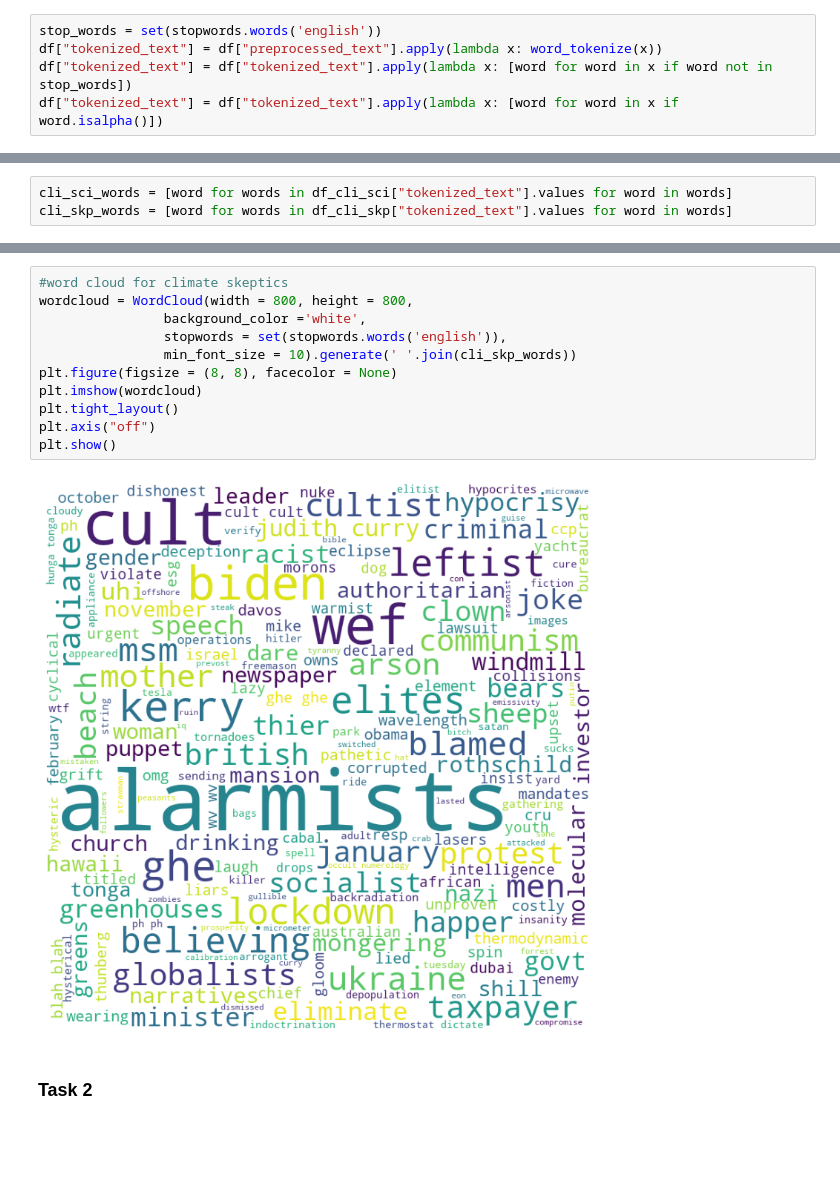
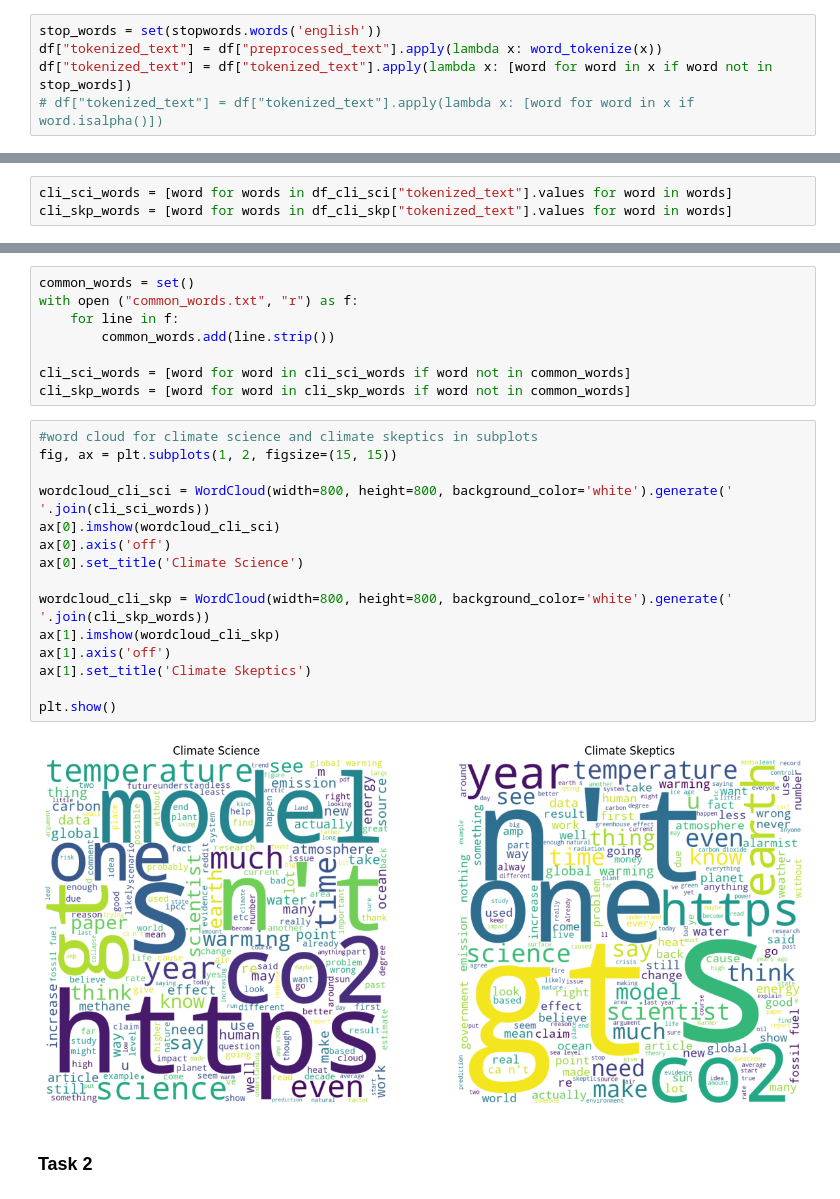
Before and after one commit to J-o-e-M/Social-Media-Mining-Project, a Jupyter notebook: hw2.ipynb, the cells around one changed output, grey strips where cells are left out. Saved outputs shown, nothing was run; the diff lists cells and outputs as text; blank space fills up the shorter version.

```diff
--- a/hw2.ipynb
+++ b/hw2.ipynb
@@ -60,7 +46,7 @@ Name: preprocessed_text, Length: 2027, dtype: object
 stop_words = set(stopwords.words('english'))
 df["tokenized_text"] = df["preprocessed_text"].apply(lambda x: word_tokenize(x))
 df["tokenized_text"] = df["tokenized_text"].apply(lambda x: [word for word in x if word not in stop_words])
-df["tokenized_text"] = df["tokenized_text"].apply(lambda x: [word for word in x if word.isalpha()])
+# df["tokenized_text"] = df["tokenized_text"].apply(lambda x: [word for word in x if word.isalpha()])
 # %%
 #group by subreddit
 grouped = df.groupby('subreddit')
@@ -115,16 +70,28 @@ plt.show()
-# %%
-#word cloud for climate skeptics
-wordcloud = WordCloud(width = 800, height = 800,
-                background_color ='white',
-                stopwords = set(stopwords.words('english')),
-                min_font_size = 10).generate(' '.join(cli_skp_words))
-plt.figure(figsize = (8, 8), facecolor = None)
-plt.imshow(wordcloud)
-plt.tight_layout()
-plt.axis("off")
-plt.show()
-# %% [output]
-[figure, removed]
+# %%
+common_words = set()
+with open ("common_words.txt", "r") as f:
+    for line in f:
+        common_words.add(line.strip())
+
+cli_sci_words = [word for word in cli_sci_words if word not in common_words]
+cli_skp_words = [word for word in cli_skp_words if word not in common_words]
+# %%
+#word cloud for climate science and climate skeptics in subplots
+fig, ax = plt.subplots(1, 2, figsize=(15, 15))
+
+wordcloud_cli_sci = WordCloud(width=800, height=800, background_color='white').generate(' '.join(cli_sci_words))
+ax[0].imshow(wordcloud_cli_sci)
+ax[0].axis('off')
+ax[0].set_title('Climate Science')
+
+wordcloud_cli_skp = WordCloud(width=800, height=800, background_color='white').generate(' '.join(cli_skp_words))
+ax[1].imshow(wordcloud_cli_skp)
+ax[1].axis('off')
+ax[1].set_title('Climate Skeptics')
+
+plt.show()
+# %% [output]
+[figure, added]
 # %% [markdown]
 ### Task 2
 # %%
```
Also changed, not shown: parts of 6 cells of this notebook, 1 other file.
